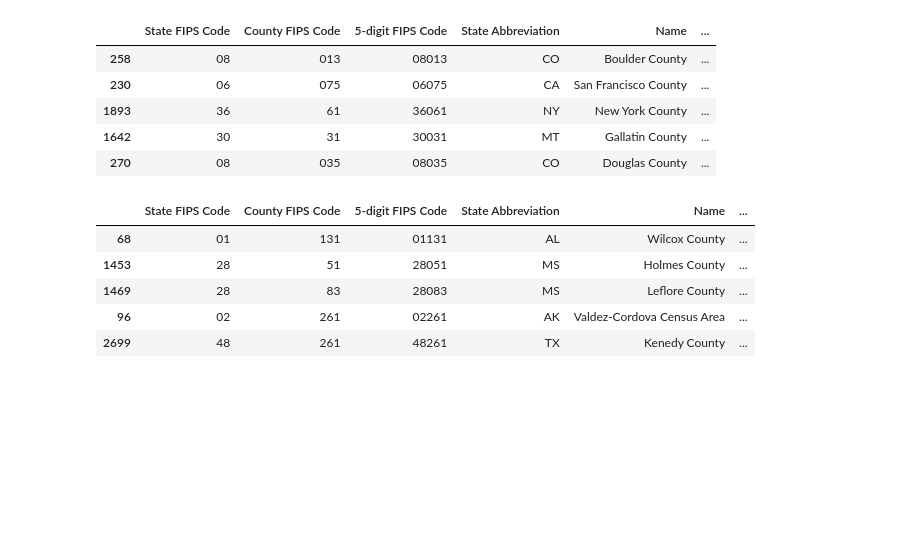
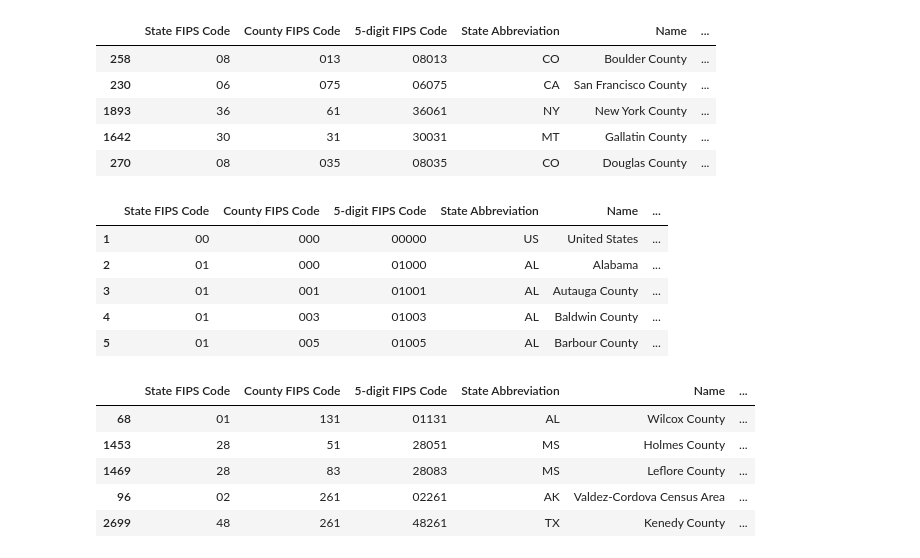
Before and after one commit to MeganVW06/GISProject_Obesity, a Jupyter notebook: GIS_Obesity_Project.ipynb, the cells around one changed output. Drawn from its saved outputs; the diff is of its cells as text; code cells hidden in the pictures; blank space fills up the shorter version.

```diff
--- a/GIS_Obesity_Project.ipynb
+++ b/GIS_Obesity_Project.ipynb
@@ -14,7 +14,7 @@ Resolving deltas: 100% (4/4), done.
 import numpy as np
 import pandas as pd
 # %%
-df = pd.read_csv('/content/GISProject_Obesity/analytic_data2023_0.csv')
+df = pd.read_csv('/content/GISProject_Obesity/obesity_county_data.csv')
 # %%
 df.columns.tolist()
 # %% [output]
@@ -40,7 +40,11 @@ column_names = ['State FIPS Code',
  'County FIPS Code',
  '5-digit FIPS Code',
  'State Abbreviation',
- 'Name','Adult Obesity raw value'] #list of desired column names
+ 'Name','Adult Obesity raw value',
+  'Food Environment Index raw value',
+  'Income Inequality raw value'
+  ,'High School Completion raw value'
+  , 'Access to Exercise Opportunities raw value' ] #list of desired column names
 # %%
 newdf = df[column_names]
 # %%
@@ -61,6 +67,15 @@ newdf_sorted.head()
 | 1893 | 36 | 61 | 36061 | NY | New York County | ... |
 | 1642 | 30 | 31 | 30031 | MT | Gallatin County | ... |
 | 270 | 08 | 035 | 08035 | CO | Douglas County | ... |
+# %%
+newdf.head()
+# %% [output]
+|  | State FIPS Code | County FIPS Code | 5-digit FIPS Code | State Abbreviation | Name | ... |
+| 1 | 00 | 000 | 00000 | US | United States | ... |
+| 2 | 01 | 000 | 01000 | AL | Alabama | ... |
+| 3 | 01 | 001 | 01001 | AL | Autauga County | ... |
+| 4 | 01 | 003 | 01003 | AL | Baldwin County | ... |
+| 5 | 01 | 005 | 01005 | AL | Barbour County | ... |
 # %%
 newdf_sorted.tail()
 # %% [output]
```
Also changed, not shown: parts of 3 cells of this notebook.
